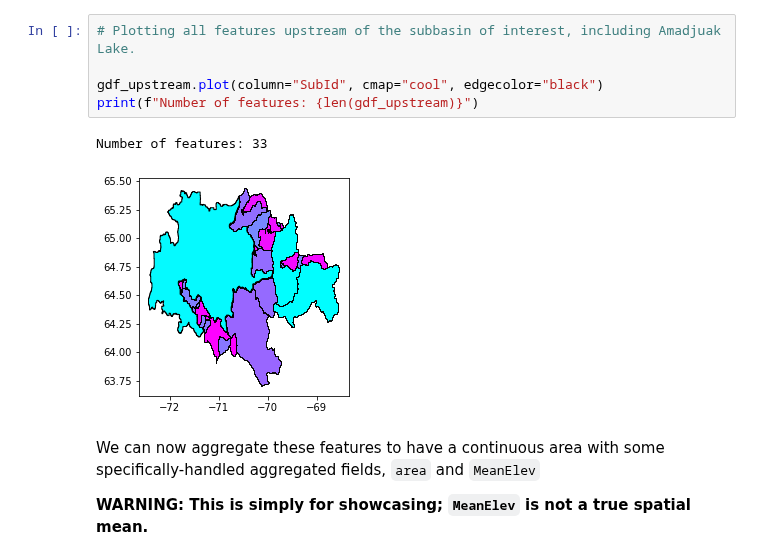
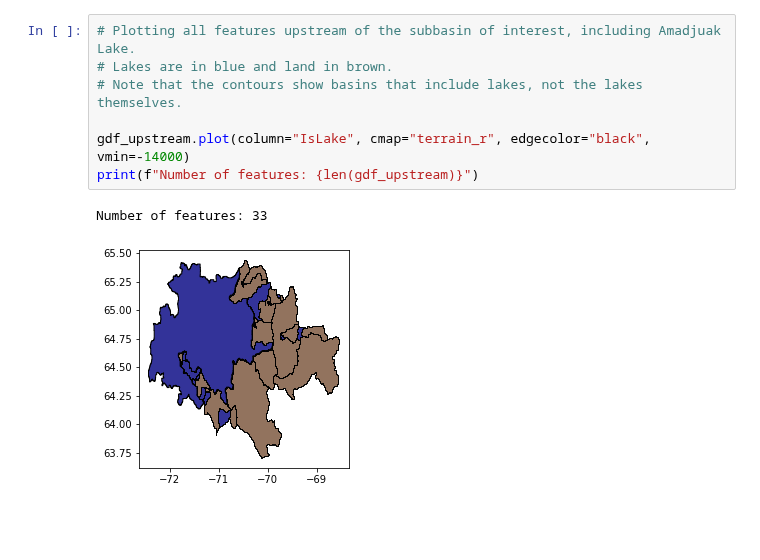
Before and after one commit to CSHS-CWRA/RavenPy, a Jupyter notebook: docs/notebooks/hydro_routing_product_example.ipynb, the cells around one changed output. Drawn from its saved outputs; the diff is of its cells as text; blank space fills up the shorter version.

```diff
--- a/docs/notebooks/hydro_routing_product_example.ipynb
+++ b/docs/notebooks/hydro_routing_product_example.ipynb
@@ -62,12 +86,10 @@ display(gdf_upstream)
 # %%
 # Plotting all features upstream of the subbasin of interest, including Amadjuak Lake.
+# Lakes are in blue and land in brown.
+# Note that the contours show basins that include lakes, not the lakes themselves.
 
-gdf_upstream.plot(column="SubId", cmap="cool", edgecolor="black")
+gdf_upstream.plot(column="IsLake", cmap="terrain_r", edgecolor="black", vmin=-14000)
 print(f"Number of features: {len(gdf_upstream)}")
 # %% [output]
 Number of features: 33
-[figure, old version]
+[figure, new version]
-# %% [markdown]
-We can now aggregate these features to have a continuous area with some specifically-handled aggregated fields, `area` and `MeanElev`
-
-**WARNING: This is simply for showcasing; `MeanElev` is not a true spatial mean.**
```
Also changed, not shown: parts of 9 cells of this notebook.
